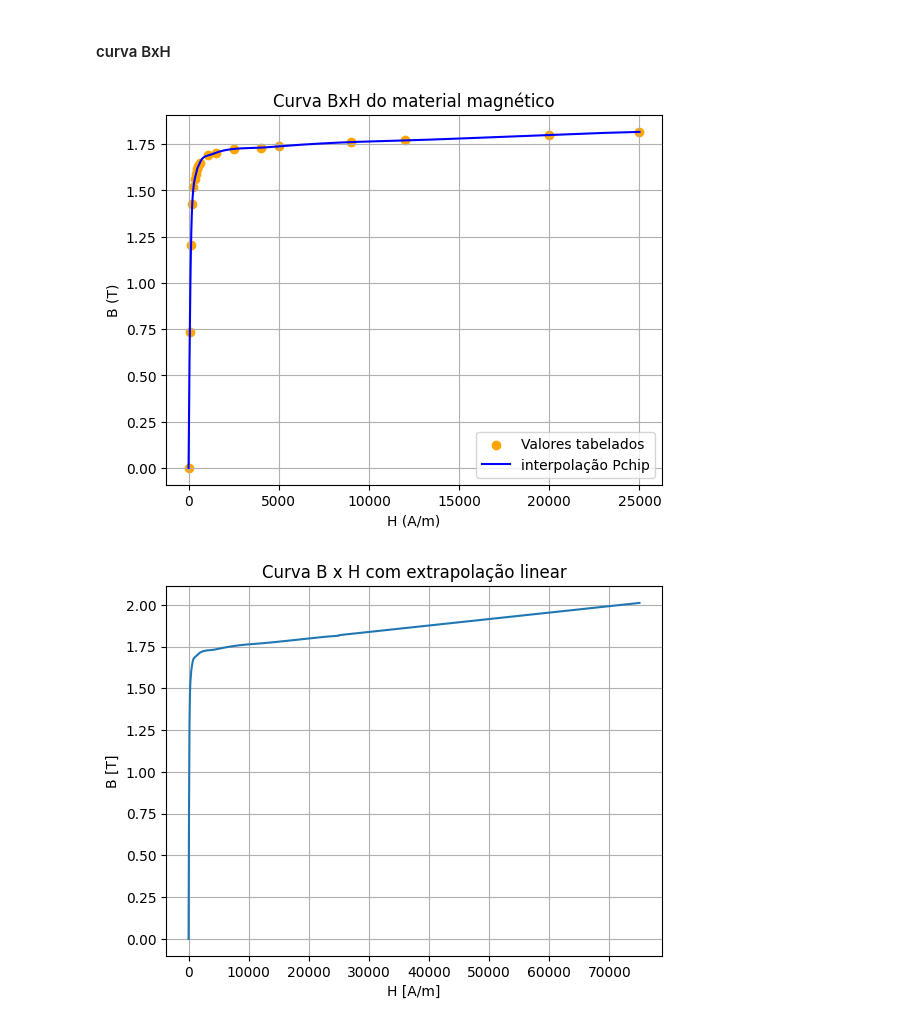
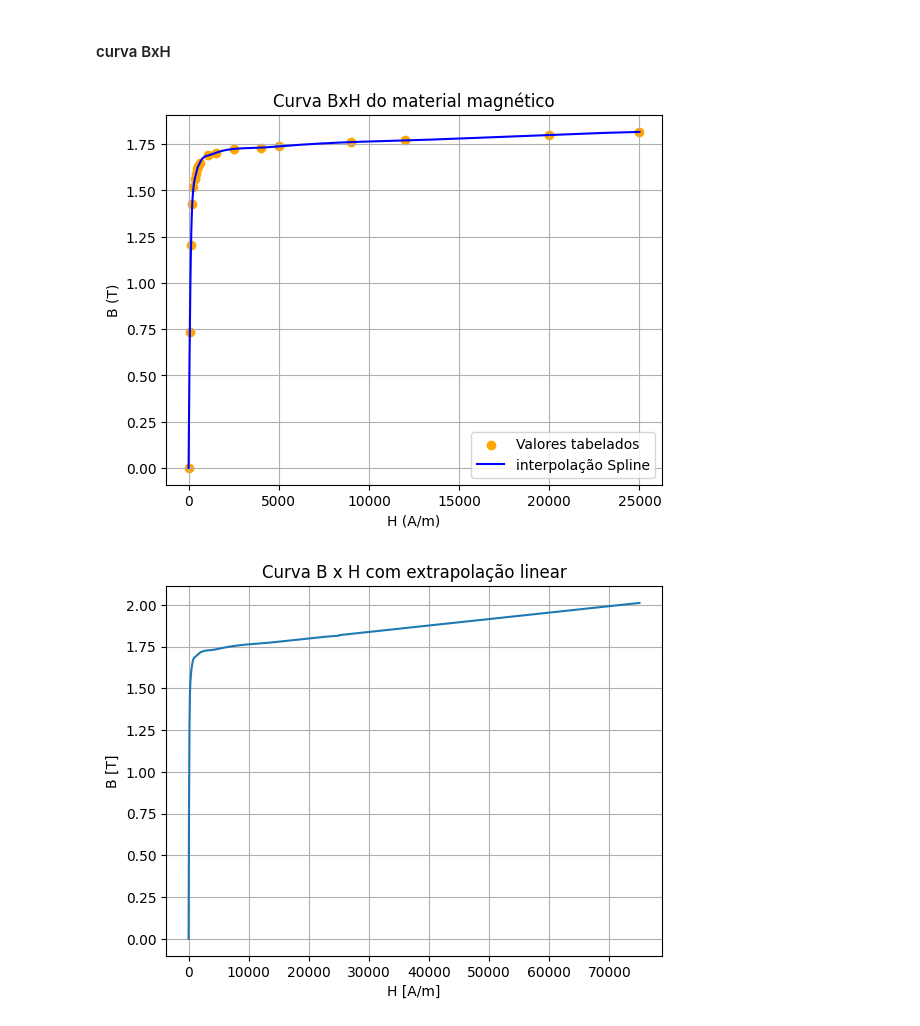
Before and after one commit to Tulio-Tav/Conversao_Eletromecanica, a Jupyter notebook: Projeto_de_conversao (1).ipynb, the cells around one changed output. Cells and saved outputs as stored; diff of their text form; code cells hidden in the pictures.

```diff
--- a/Projeto_de_conversao (1).ipynb
+++ b/Projeto_de_conversao (1).ipynb
@@ -35,35 +35,35 @@ u0 = 4*np.pi * 1e-7         # H/m
 # A extrapolação acima do último ponto é feita linearmente
 # usando a inclinação do último trecho tabelado.
 
 CsH = CubicSpline(H_tab, B_tab)
 CsB = CubicSpline(B_tab, H_tab)
 
 cH = CsH.c[2,-1]
 dH = CsH.c[3,-1]
 cB = CsB.c[2,-1]
 dB = CsB.c[3,-1]
 
 def B_de_H(H):
     B = np.where(H>H_tab[-1], cH*(H-H_tab[-2]) + dH, CsH(H))
     return B
 
 def H_de_B(B):
     H = np.where(B>B_tab[-1], cB*(B-B_tab[-2])+dB, CsB(B))
     return H
 
 H_plot = np.linspace(H_tab[0], H_tab[-1], 1001)
 B_plot = B_de_H(H_plot)
 
 plt.scatter(H_tab, B_tab, label = 'Valores tabelados', color = 'orange')
-plt.plot(H_plot, B_plot, label = 'interpolação Pchip', color = 'blue')
+plt.plot(H_plot, B_plot, label = 'interpolação Spline', color = 'blue')
 plt.grid(True)
 plt.title('Curva BxH do material magnético')
 plt.legend(loc = 'best')
 plt.xlabel('H (A/m)')
 plt.ylabel('B (T)')
 plt.show()
 # %% [output]
-[figure, old version]
+[figure, new version]
 # %%
 H_teste = np.linspace(0, 3*H_tab[-1], 1001)
 B_teste = B_de_H(H_teste)
```
Also changed, not shown: parts of 17 cells of this notebook.
